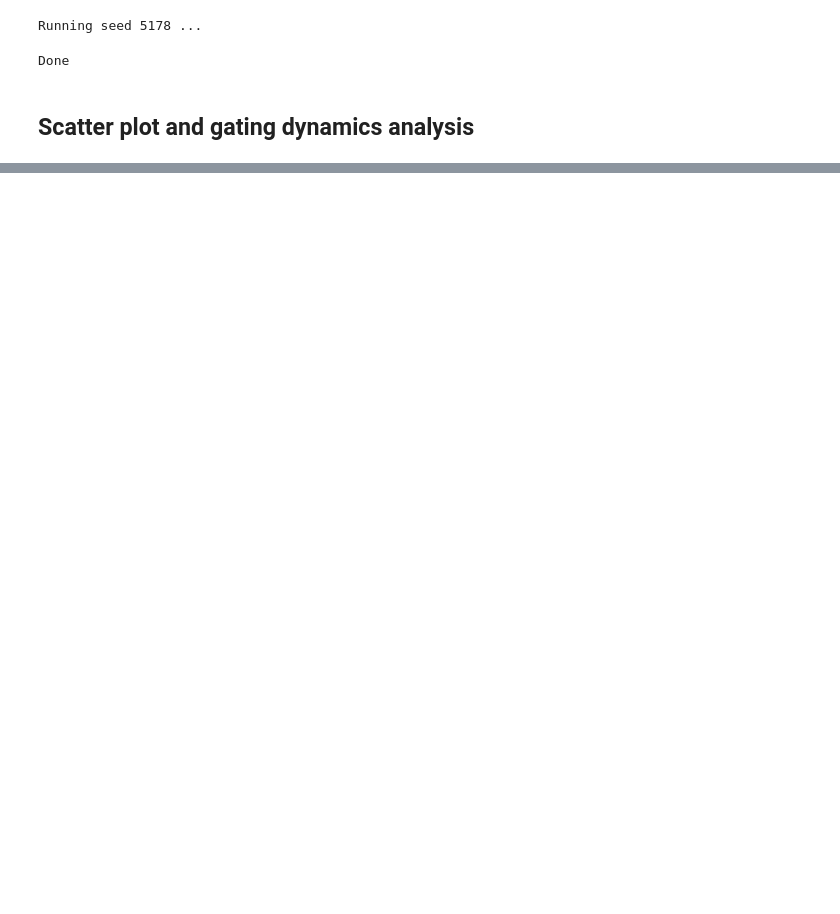
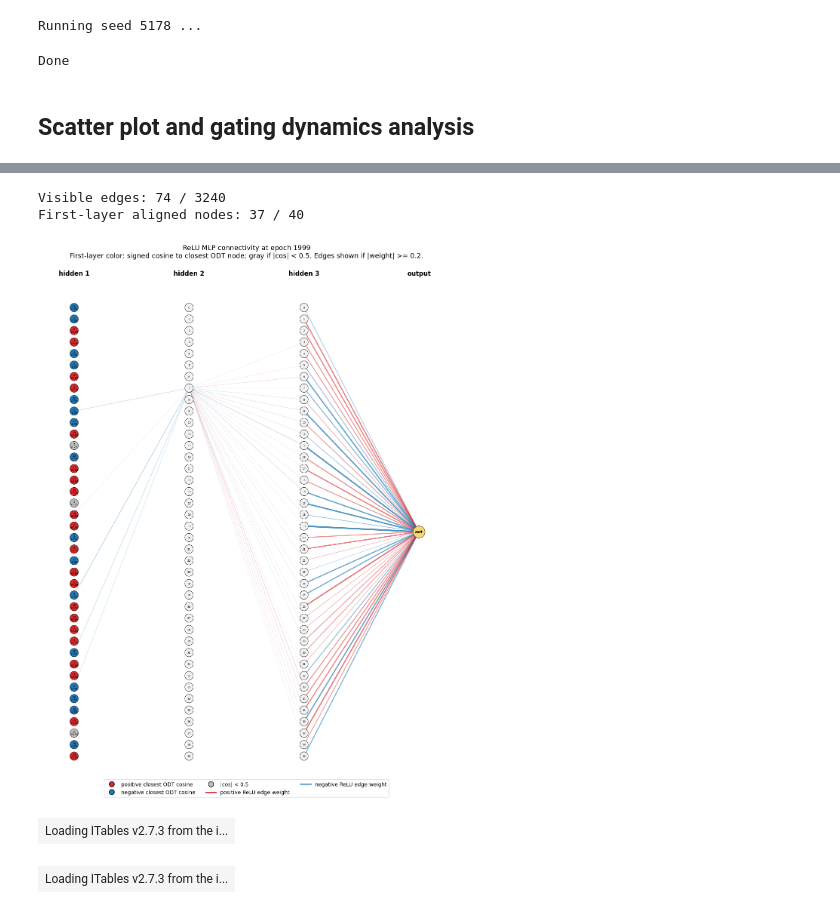
Before and after one commit to JignasaBhunia/layer-lenses-testbed, a Jupyter notebook: notebooks/scratch.ipynb, the cells around one changed output, grey strips where cells are left out. Saved outputs shown, nothing was run; the diff lists cells and outputs as text; code cells hidden in the pictures; blank space fills up the shorter version.

```diff
--- a/notebooks/scratch.ipynb
+++ b/notebooks/scratch.ipynb
@@ -211,0 +101,33 @@ plt.show()
+# %%
+# Layered ReLU graph at a chosen snapshot epoch.
+GRAPH_EPOCH = EPOCH
+ALIGNMENT_ABS_THRESHOLD = 0.5
+EDGE_ABS_THRESHOLD = 0.20  # tune this; increase if graph is too dense
+FIGSIZE = (14, 18)
+NODE_MASK = np.zeros((40, 3), dtype=bool)
+NODE_MASK[:, 0] = True
+NODE_MASK[7, 1] = True
+NODE_MASK[:, 2] = True
+
+state = ckpts[GRAPH_EPOCH]
+W0 = state["hidden_layers.0.weight"].detach().cpu()
+W1 = state["hidden_layers.1.weight"].detach().cpu()
+W2 = state["hidden_layers.2.weight"].detach().cpu()
+Wout = state["output_layer.weight"].detach().cpu()
+
+graph_alignment, visible_edges, graph_fig, graph_ax = plot_layered_relu_graph(
+    state_dict=state,
+    tree=tree,
+    depth=DEPTH,
+    epoch=GRAPH_EPOCH,
+    node_mask=NODE_MASK,
+    alignment_abs_threshold=ALIGNMENT_ABS_THRESHOLD,
+    edge_abs_threshold=EDGE_ABS_THRESHOLD,
+    figsize=FIGSIZE,
+    require_both_edge_endpoints_selected=True,
+)
+plt.show()
+# %% [output]
+Visible edges: 74 / 3240
+First-layer aligned nodes: 37 / 40
+[figure, added]
@@ -211,0 +151,12 @@ plt.show()
+# %%
+
+show(
+    neuron_responsibility_df,
+    scrollY="500px",
+    scrollX=True,
+    search=True,
+    paging=True,
+    pageLength=25,
+)
+# %% [output]
+| Loading ITables v2.7.3 from the i... |
@@ -211,0 +204,13 @@ plt.show()
+# %%
+neuron_leaf_activity_summary = pd.DataFrame(neuron_leaf_activity_rows)
+# display(neuron_leaf_activity_summary)
+show(
+    neuron_leaf_activity_summary,
+    scrollY="500px",
+    scrollX=True,
+    search=True,
+    paging=True,
+    pageLength=25,
+)
+# %% [output]
+| Loading ITables v2.7.3 from the i... |
```
Also changed, not shown: parts of 16 cells of this notebook, 4 other files.
